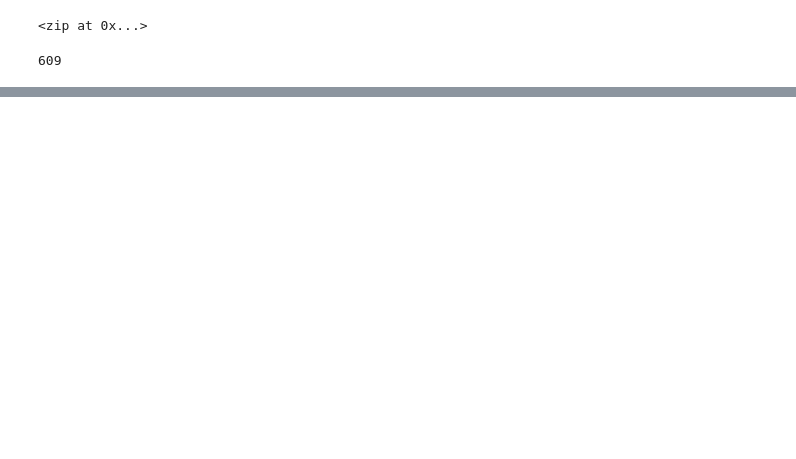
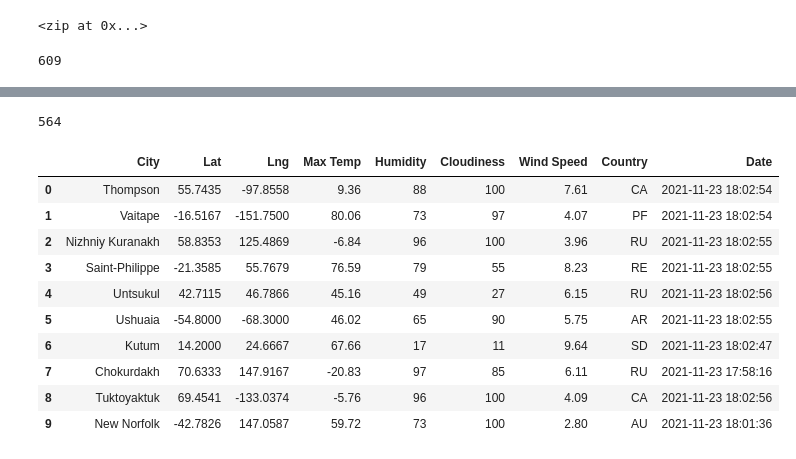
Before and after one commit to TinaBeee/World_Weather_Analysis, a Jupyter notebook: WeatherPy.ipynb, the cells around one changed output, grey strips where cells are left out. Drawn from its saved outputs; the diff is of its cells as text; code cells hidden in the pictures; blank space fills up the shorter version.

Commit message:
finished API data import

```diff
--- a/WeatherPy.ipynb
+++ b/WeatherPy.ipynb
@@ -32,0 +39,6 @@ len(cities)
+# %%
+#api.openweathermap.org/data/2.5/weather?q={city name}&appid={API key}
+
+
+# Starting URL for Weather Map API Call.
+url = "http://api.openweathermap.org/data/2.5/weather?units=Imperial&APPID=" + weather_api_key
@@ -32,0 +129,20 @@ len(cities)
+# %%
+len(city_data)
+# %% [output]
+564
+# %%
+# Convert the array of dictionaries to a Pandas DataFrame.
+city_data_df = pd.DataFrame(city_data)
+city_data_df.head(10)
+# %% [output]
+|  | City | Lat | Lng | Max Temp | Humidity | Cloudiness | Wind Speed | Country | Date |
+| 0 | Thompson | 55.7435 | -97.8558 | 9.36 | 88 | 100 | 7.61 | CA | 2021-11-23 18:02:54 |
+| 1 | Vaitape | -16.5167 | -151.7500 | 80.06 | 73 | 97 | 4.07 | PF | 2021-11-23 18:02:54 |
+| 2 | Nizhniy Kuranakh | 58.8353 | 125.4869 | -6.84 | 96 | 100 | 3.96 | RU | 2021-11-23 18:02:55 |
+| 3 | Saint-Philippe | -21.3585 | 55.7679 | 76.59 | 79 | 55 | 8.23 | RE | 2021-11-23 18:02:55 |
+| 4 | Untsukul | 42.7115 | 46.7866 | 45.16 | 49 | 27 | 6.15 | RU | 2021-11-23 18:02:56 |
+| 5 | Ushuaia | -54.8000 | -68.3000 | 46.02 | 65 | 90 | 5.75 | AR | 2021-11-23 18:02:55 |
+| 6 | Kutum | 14.2000 | 24.6667 | 67.66 | 17 | 11 | 9.64 | SD | 2021-11-23 18:02:47 |
+| 7 | Chokurdakh | 70.6333 | 147.9167 | -20.83 | 97 | 85 | 6.11 | RU | 2021-11-23 17:58:16 |
+| 8 | Tuktoyaktuk | 69.4541 | -133.0374 | -5.76 | 96 | 100 | 4.09 | CA | 2021-11-23 18:02:56 |
+| 9 | New Norfolk | -42.7826 | 147.0587 | 59.72 | 73 | 100 | 2.80 | AU | 2021-11-23 18:01:36 |
```
Also changed, not shown: parts of 6 cells of this notebook, 1 other file.
